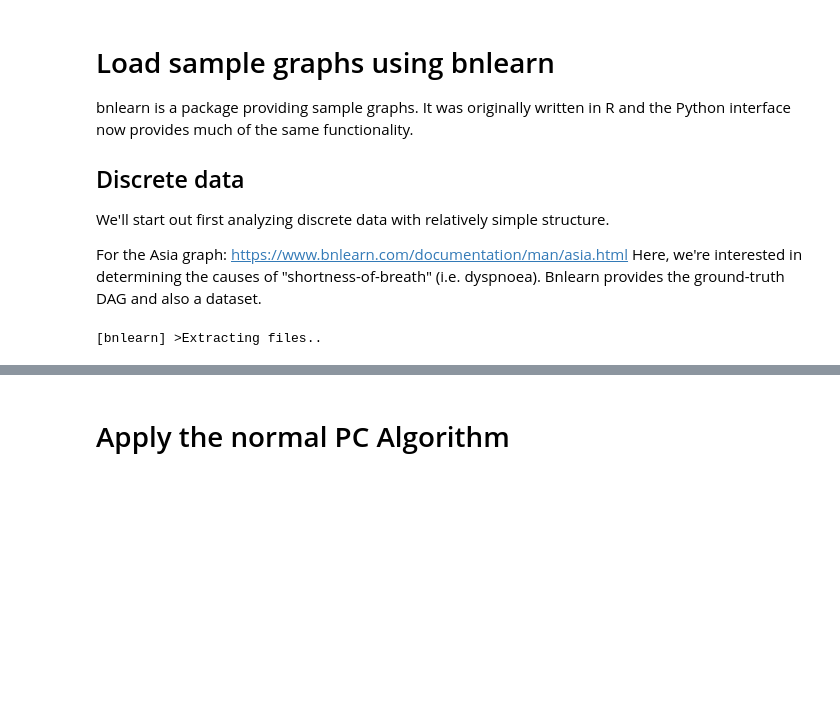
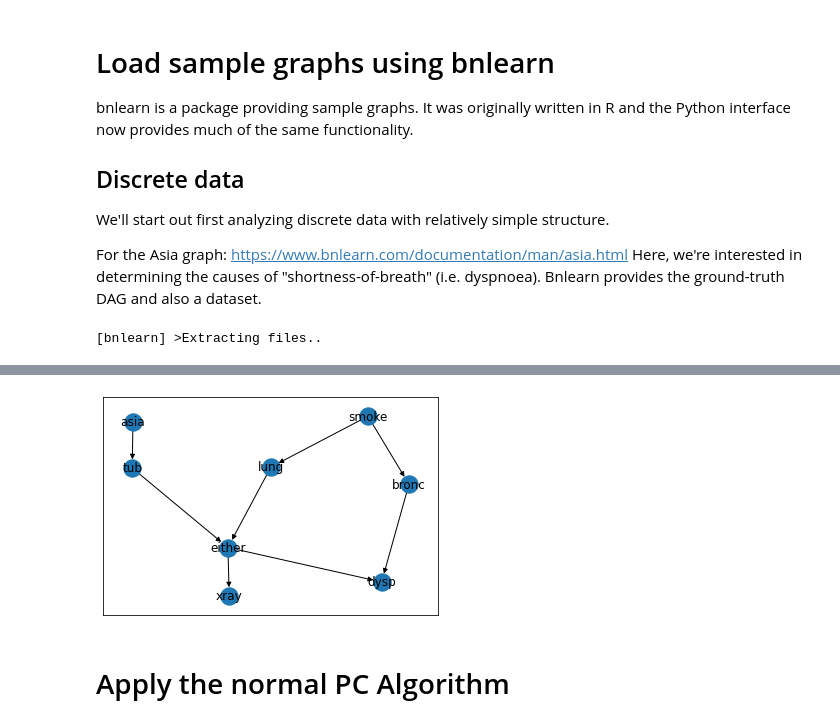
Before and after one commit to adam2392/causal-networkx, a Jupyter notebook: experiments/pc_with_pcmci_idea.ipynb, the cells around one changed output, grey strips where cells are left out. Drawn from its saved outputs; the diff is of its cells as text; code cells hidden in the pictures; blank space fills up the shorter version.

```diff
--- a/experiments/pc_with_pcmci_idea.ipynb
+++ b/experiments/pc_with_pcmci_idea.ipynb
@@ -52,3 +93,22 @@ for col in df.columns:
+# %%
+pos = {
+    "asia": [-2.005, -1.230],
+    "bronc": [1.166, -0.501],
+    "dysp": [0.852, 0.635],
+    "either": [-0.914, 0.234],
+    "lung": [-0.420, -0.701],
+    "smoke": [0.695, -1.292],
+    "tub": [-2.013, -0.690],
+    "xray": [-0.899, 0.797],
+}
+pos = {node: [val[0], val[1] * -1] for node, val in pos.items()}
+# %%
+# convert the true causal graph from PGMPY
+true_dag = load_from_pgmpy(DAG)
+
+true_dag.draw(pos=pos)
+# %% [output]
+[figure, added]
 # %% [markdown]
 # Apply the normal PC Algorithm
 # %%
```
Also changed, not shown: parts of 27 cells of this notebook, 20 other files.
